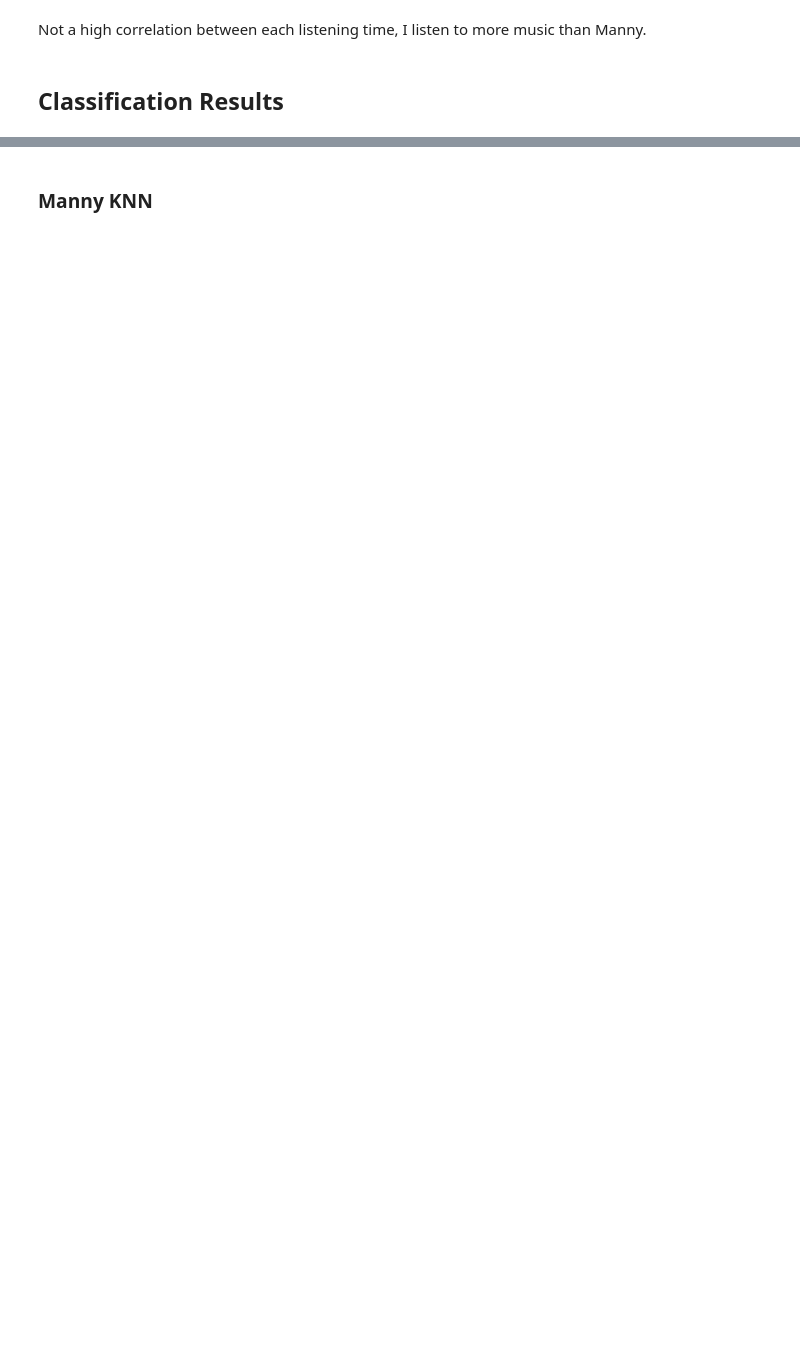
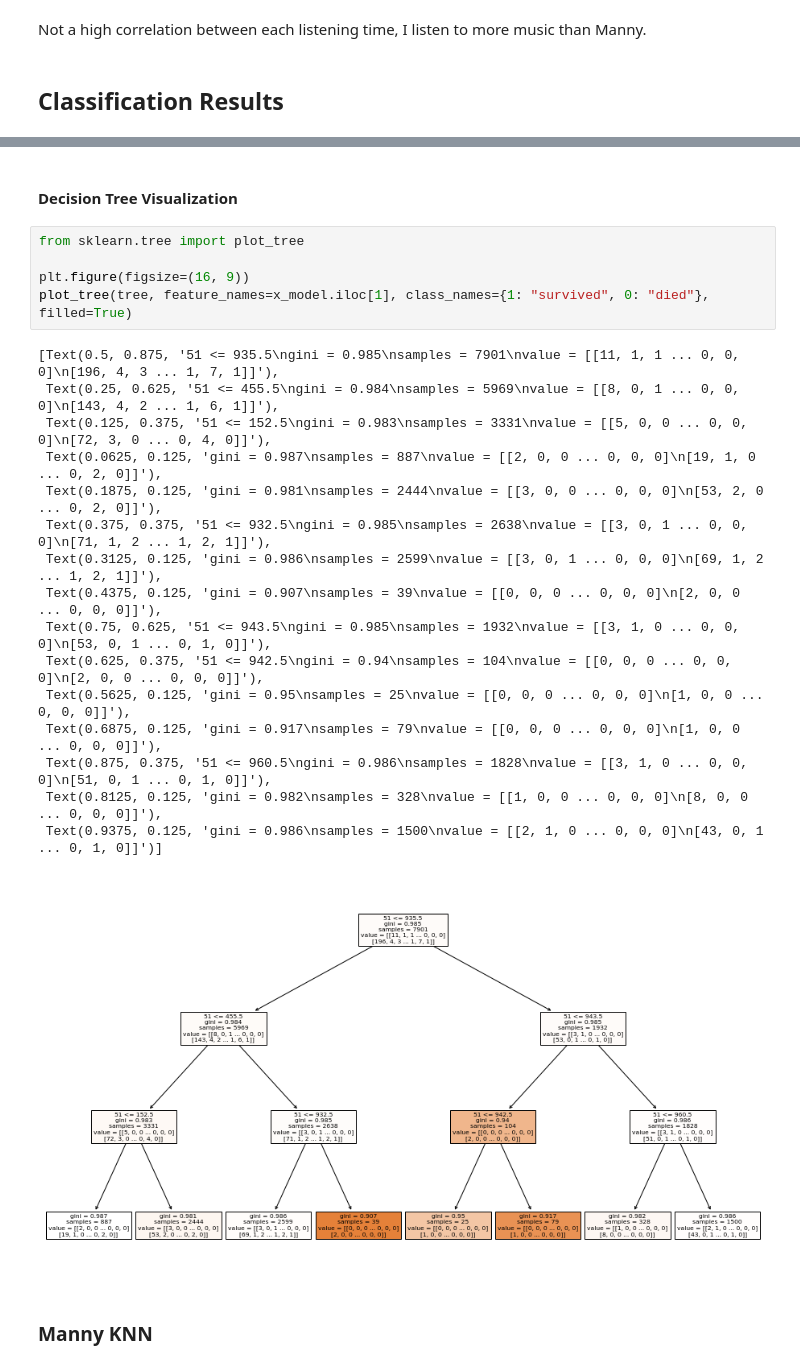
Before and after one commit to samhpr/FinalProject, a Jupyter notebook: main.ipynb, the cells around one changed output, grey strips where cells are left out. Cells and saved outputs as stored; diff of their text form; blank space fills up the shorter version.

```diff
--- a/main.ipynb
+++ b/main.ipynb
@@ -226,2 +246,26 @@ Not a high correlation between each listening time, I listen to more music than
+# %% [markdown]
+#### Decision Tree Visualization
+# %%
+from sklearn.tree import plot_tree
+
+plt.figure(figsize=(16, 9))
+plot_tree(tree, feature_names=x_model.iloc[1], class_names={1: "survived", 0: "died"}, filled=True)
+# %% [output]
+[Text(0.5, 0.875, '51 <= 935.5\ngini = 0.985\nsamples = 7901\nvalue = [[11, 1, 1 ... 0, 0, 0]\n[196, 4, 3 ... 1, 7, 1]]'),
+ Text(0.25, 0.625, '51 <= 455.5\ngini = 0.984\nsamples = 5969\nvalue = [[8, 0, 1 ... 0, 0, 0]\n[143, 4, 2 ... 1, 6, 1]]'),
+ Text(0.125, 0.375, '51 <= 152.5\ngini = 0.983\nsamples = 3331\nvalue = [[5, 0, 0 ... 0, 0, 0]\n[72, 3, 0 ... 0, 4, 0]]'),
+ Text(0.0625, 0.125, 'gini = 0.987\nsamples = 887\nvalue = [[2, 0, 0 ... 0, 0, 0]\n[19, 1, 0 ... 0, 2, 0]]'),
+ Text(0.1875, 0.125, 'gini = 0.981\nsamples = 2444\nvalue = [[3, 0, 0 ... 0, 0, 0]\n[53, 2, 0 ... 0, 2, 0]]'),
+ Text(0.375, 0.375, '51 <= 932.5\ngini = 0.985\nsamples = 2638\nvalue = [[3, 0, 1 ... 0, 0, 0]\n[71, 1, 2 ... 1, 2, 1]]'),
+ Text(0.3125, 0.125, 'gini = 0.986\nsamples = 2599\nvalue = [[3, 0, 1 ... 0, 0, 0]\n[69, 1, 2 ... 1, 2, 1]]'),
+ Text(0.4375, 0.125, 'gini = 0.907\nsamples = 39\nvalue = [[0, 0, 0 ... 0, 0, 0]\n[2, 0, 0 ... 0, 0, 0]]'),
+ Text(0.75, 0.625, '51 <= 943.5\ngini = 0.985\nsamples = 1932\nvalue = [[3, 1, 0 ... 0, 0, 0]\n[53, 0, 1 ... 0, 1, 0]]'),
+ Text(0.625, 0.375, '51 <= 942.5\ngini = 0.94\nsamples = 104\nvalue = [[0, 0, 0 ... 0, 0, 0]\n[2, 0, 0 ... 0, 0, 0]]'),
+ Text(0.5625, 0.125, 'gini = 0.95\nsamples = 25\nvalue = [[0, 0, 0 ... 0, 0, 0]\n[1, 0, 0 ... 0, 0, 0]]'),
+ Text(0.6875, 0.125, 'gini = 0.917\nsamples = 79\nvalue = [[0, 0, 0 ... 0, 0, 0]\n[1, 0, 0 ... 0, 0, 0]]'),
+ Text(0.875, 0.375, '51 <= 960.5\ngini = 0.986\nsamples = 1828\nvalue = [[3, 1, 0 ... 0, 0, 0]\n[51, 0, 1 ... 0, 1, 0]]'),
+ Text(0.8125, 0.125, 'gini = 0.982\nsamples = 328\nvalue = [[1, 0, 0 ... 0, 0, 0]\n[8, 0, 0 ... 0, 0, 0]]'),
+ Text(0.9375, 0.125, 'gini = 0.986\nsamples = 1500\nvalue = [[2, 1, 0 ... 0, 0, 0]\n[43, 0, 1 ... 0, 1, 0]]')]
+[figure, added]
 # %% [markdown]
 ### Manny KNN
```
Also changed, not shown: parts of 14 cells of this notebook, 1 other file.
